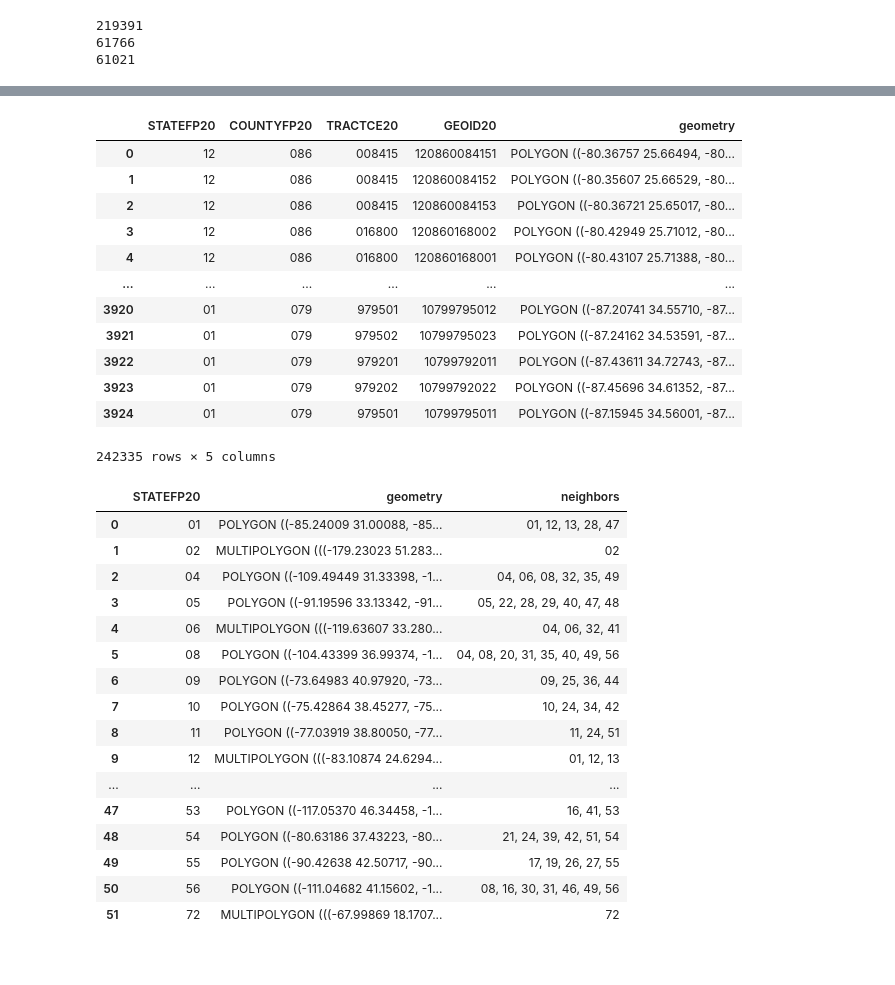
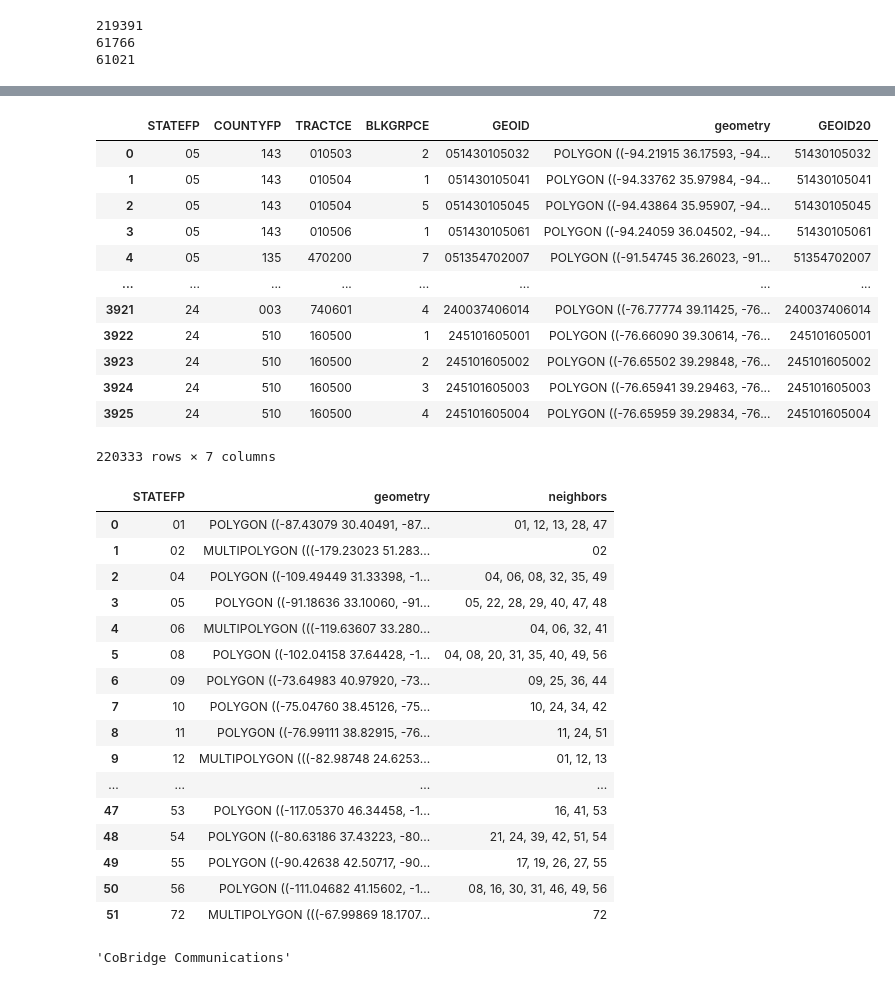
Before and after one commit to PrathamSoni/FCC904, a Jupyter notebook: neighbors.ipynb, the cells around one changed output, grey strips where cells are left out. Drawn from its saved outputs; the diff is of its cells as text; code cells hidden in the pictures.

Commit message:
correct shape version

```diff
--- a/neighbors.ipynb
+++ b/neighbors.ipynb
@@ -90,51 +80,51 @@ print(list(intersect)[:5])
 # %%
 shapefiles = glob("data/all_data/*.shp")
 county_shapes = []
 for file in  shapefiles:
     county_shapes.append(geopandas.read_file(file))
 
-county_shapes = pd.concat(county_shapes)[["STATEFP20", "COUNTYFP20", "TRACTCE20","GEOID20", "geometry"]]
-county_shapes["GEOID20"] = pd.to_numeric(county_shapes["GEOID20"])
+county_shapes = pd.concat(county_shapes)[["STATEFP", "COUNTYFP", "TRACTCE", "BLKGRPCE", "GEOID", "geometry"]]
+county_shapes["GEOID"] = pd.to_numeric(county_shapes["GEOID"])
 county_shapes
 # %% [output]
-|  | STATEFP20 | COUNTYFP20 | TRACTCE20 | GEOID20 | geometry |
-| 0 | 12 | 086 | 008415 | 120860084151 | POLYGON ((-80.36757 25.66494, -80... |
-| 1 | 12 | 086 | 008415 | 120860084152 | POLYGON ((-80.35607 25.66529, -80... |
-| 2 | 12 | 086 | 008415 | 120860084153 | POLYGON ((-80.36721 25.65017, -80... |
-| 3 | 12 | 086 | 016800 | 120860168002 | POLYGON ((-80.42949 25.71012, -80... |
-| 4 | 12 | 086 | 016800 | 120860168001 | POLYGON ((-80.43107 25.71388, -80... |
-| ... | ... | ... | ... | ... | ... |
-| 3920 | 01 | 079 | 979501 | 10799795012 | POLYGON ((-87.20741 34.55710, -87... |
-| 3921 | 01 | 079 | 979502 | 10799795023 | POLYGON ((-87.24162 34.53591, -87... |
-| 3922 | 01 | 079 | 979201 | 10799792011 | POLYGON ((-87.43611 34.72743, -87... |
-| 3923 | 01 | 079 | 979202 | 10799792022 | POLYGON ((-87.45696 34.61352, -87... |
-| 3924 | 01 | 079 | 979501 | 10799795011 | POLYGON ((-87.15945 34.56001, -87... |
+|  | STATEFP | COUNTYFP | TRACTCE | BLKGRPCE | GEOID | geometry | GEOID20 |
+| 0 | 05 | 143 | 010503 | 2 | 051430105032 | POLYGON ((-94.21915 36.17593, -94... | 51430105032 |
+| 1 | 05 | 143 | 010504 | 1 | 051430105041 | POLYGON ((-94.33762 35.97984, -94... | 51430105041 |
+| 2 | 05 | 143 | 010504 | 5 | 051430105045 | POLYGON ((-94.43864 35.95907, -94... | 51430105045 |
+| 3 | 05 | 143 | 010506 | 1 | 051430105061 | POLYGON ((-94.24059 36.04502, -94... | 51430105061 |
+| 4 | 05 | 135 | 470200 | 7 | 051354702007 | POLYGON ((-91.54745 36.26023, -91... | 51354702007 |
+| ... | ... | ... | ... | ... | ... | ... | ... |
+| 3921 | 24 | 003 | 740601 | 4 | 240037406014 | POLYGON ((-76.77774 39.11425, -76... | 240037406014 |
+| 3922 | 24 | 510 | 160500 | 1 | 245101605001 | POLYGON ((-76.66090 39.30614, -76... | 245101605001 |
+| 3923 | 24 | 510 | 160500 | 2 | 245101605002 | POLYGON ((-76.65502 39.29848, -76... | 245101605002 |
+| 3924 | 24 | 510 | 160500 | 3 | 245101605003 | POLYGON ((-76.65941 39.29463, -76... | 245101605003 |
+| 3925 | 24 | 510 | 160500 | 4 | 245101605004 | POLYGON ((-76.65959 39.29834, -76... | 245101605004 |
-242335 rows × 5 columns
+220333 rows × 7 columns
 # %%
 try:
     state_shapes = pickle.load(open("state_shapes.pkl", "rb" ))
 except FileNotFoundError:
-    state_shapes = county_shapes.groupby("STATEFP20")["geometry"].apply(list).reset_index(name="geometry")
+    state_shapes = county_shapes.groupby("STATEFP")["geometry"].apply(list).reset_index(name="geometry")
     state_shapes["geometry"] = state_shapes["geometry"].apply(cascaded_union)
     state_shapes = geopandas.GeoDataFrame(state_shapes)
     for index, row in state_shapes.iterrows():
         neighbors = state_shapes[~state_shapes.geometry.disjoint(row['geometry'])]
-        state_shapes.at[index, "neighbors"] = ", ".join(neighbors.STATEFP20.tolist())
+        state_shapes.at[index, "neighbors"] = ", ".join(neighbors.STATEFP.tolist())
     with open('state_shapes.pkl', 'wb') as f:
         pickle.dump(state_shapes, f)
 state_shapes
 # %% [output]
-|  | STATEFP20 | geometry | neighbors |
-| 0 | 01 | POLYGON ((-85.24009 31.00088, -85... | 01, 12, 13, 28, 47 |
+|  | STATEFP | geometry | neighbors |
+| 0 | 01 | POLYGON ((-87.43079 30.40491, -87... | 01, 12, 13, 28, 47 |
 | 1 | 02 | MULTIPOLYGON (((-179.23023 51.283... | 02 |
 | 2 | 04 | POLYGON ((-109.49449 31.33398, -1... | 04, 06, 08, 32, 35, 49 |
-| 3 | 05 | POLYGON ((-91.19596 33.13342, -91... | 05, 22, 28, 29, 40, 47, 48 |
+| 3 | 05 | POLYGON ((-91.18636 33.10060, -91... | 05, 22, 28, 29, 40, 47, 48 |
 | 4 | 06 | MULTIPOLYGON (((-119.63607 33.280... | 04, 06, 32, 41 |
-| 5 | 08 | POLYGON ((-104.43399 36.99374, -1... | 04, 08, 20, 31, 35, 40, 49, 56 |
+| 5 | 08 | POLYGON ((-102.04158 37.64428, -1... | 04, 08, 20, 31, 35, 40, 49, 56 |
 | 6 | 09 | POLYGON ((-73.64983 40.97920, -73... | 09, 25, 36, 44 |
-| 7 | 10 | POLYGON ((-75.42864 38.45277, -75... | 10, 24, 34, 42 |
-| 8 | 11 | POLYGON ((-77.03919 38.80050, -77... | 11, 24, 51 |
-| 9 | 12 | MULTIPOLYGON (((-83.10874 24.6294... | 01, 12, 13 |
+| 7 | 10 | POLYGON ((-75.04760 38.45126, -75... | 10, 24, 34, 42 |
+| 8 | 11 | POLYGON ((-76.99111 38.82915, -76... | 11, 24, 51 |
+| 9 | 12 | MULTIPOLYGON (((-82.98748 24.6253... | 01, 12, 13 |
 | ... | ... | ... | ... |
 | 47 | 53 | POLYGON ((-117.05370 46.34458, -1... | 16, 41, 53 |
 | 48 | 54 | POLYGON ((-80.63186 37.43223, -80... | 21, 24, 39, 42, 51, 54 |
@@ -184,0 +186,4 @@ with open('neighbors.pkl', 'wb') as f:
+# %%
+name
+# %% [output]
+'CoBridge Communications'
```
Also changed, not shown: parts of 11 cells of this notebook, 1 other file.
